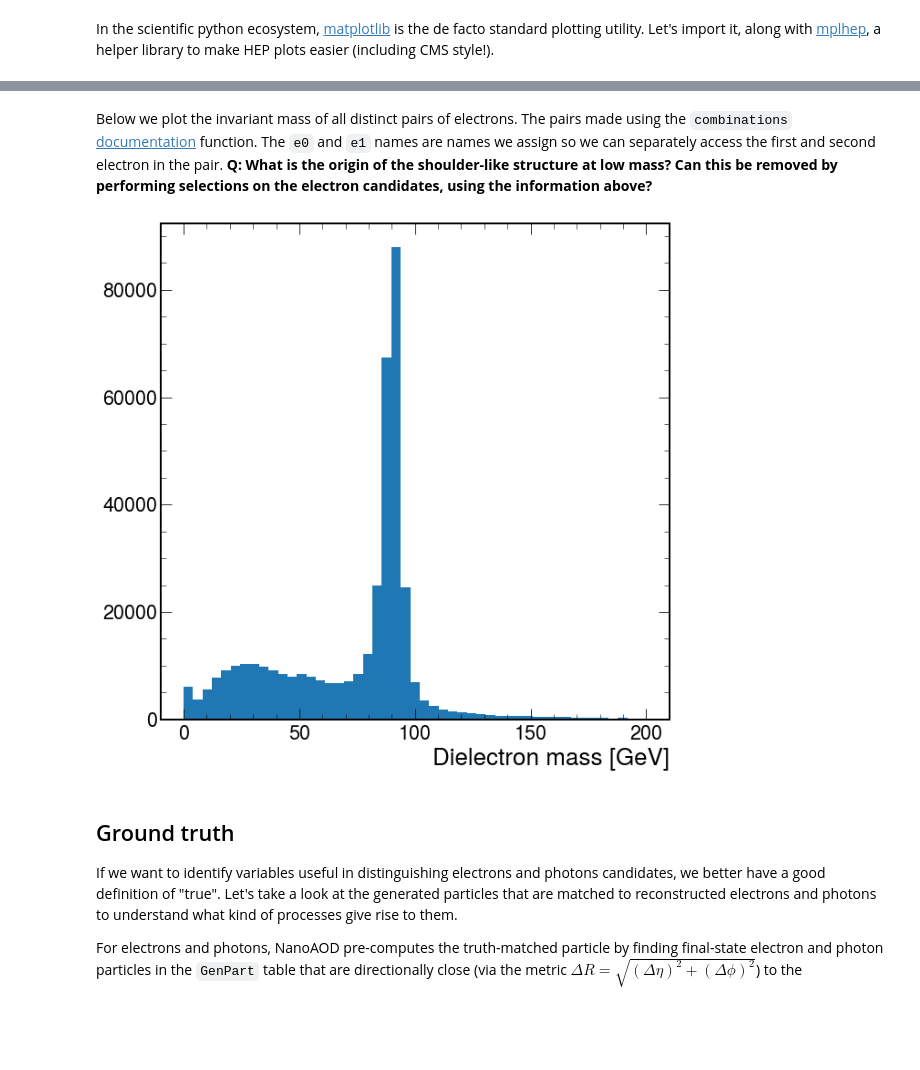
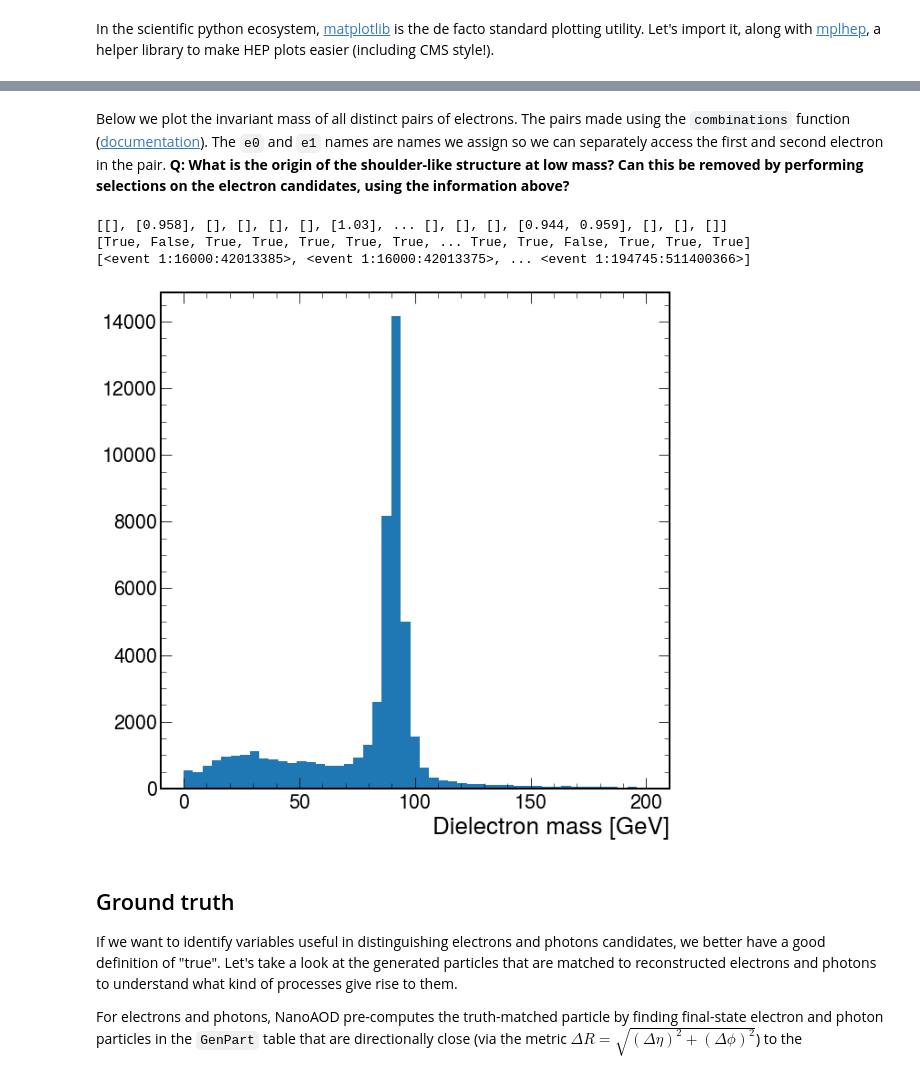
Before and after one commit to FNALLPC/egamma-hats, a Jupyter notebook: exercise-2.ipynb, the cells around one changed output, grey strips where cells are left out. Drawn from its saved outputs; the diff is of its cells as text; code cells hidden in the pictures; blank space fills up the shorter version.

```diff
--- a/exercise-2.ipynb
+++ b/exercise-2.ipynb
@@ -26,10 +26,10 @@ Below, we examine the content of a NanoAOD file using [uproot](https://uproot.re
 # %%
 import uproot
 from glob import glob
-base_directory = '/eos/user/c/cmsdas/2023/short-ex-egamma/datasets/'
-dyfiles = sorted(glob(f'{base_directory}/DYJetsToLL_M-50_TuneCP5_13TeV-amcatnloFXFX-pythia8/*.root'))
-gjetfiles = sorted(glob(f'{base_directory}/GJets_HT-400To600_TuneCP5_13TeV-madgraphMLM-pythia8/*.root'))
-datafiles = sorted(glob(f'{base_directory}/EGamma-Run2018A/*.root'))
+base_directory = '/eos/user/c/cmsdas/2024/short-ex-egm/datasets/'
+dyfiles = sorted(glob(f'{base_directory}DYto2L-2Jets_MLL-50_TuneCP5_13p6TeV-amcatnloFXFX-pythia8/*.root'))
+gjetfiles = sorted(glob(f'{base_directory}GJ-4Jets_HT-400to600_TuneCP5_13p6TeV_madgraphMLM-pythia8/*.root'))
+datafiles = sorted(glob(f'{base_directory}EGamma1_Run2023C/*.root'))
 file = uproot.open(dyfiles[0])
 dict(file)
 # %% [output]
@@ -186,14 +186,21 @@ ax.hist(ak.flatten(dyevents.Electron.pt), bins = np.linspace(0, 200, 50))
 # %% [markdown]
-Below we plot the invariant mass of all distinct pairs of electrons. The pairs made using the `combinations` [documentation](https://awkward-array.org/doc/main/reference/generated/ak.combinations.html) function. The `e0` and `e1` names are names we assign so we can separately access the first and second electron in the pair. **Q: What is the origin of the shoulder-like structure at low mass? Can this be removed by performing selections on the electron candidates, using the information above?**
+Below we plot the invariant mass of all distinct pairs of electrons. The pairs made using the `combinations` function ([documentation](https://awkward-array.org/doc/main/reference/generated/ak.combinations.html)). The `e0` and `e1` names are names we assign so we can separately access the first and second electron in the pair. **Q: What is the origin of the shoulder-like structure at low mass? Can this be removed by performing selections on the electron candidates, using the information above?**
 # %%
 fig, ax = plt.subplots()
 ax.set_xlabel(r'Dielectron mass [GeV]')
-
-ee = ak.combinations(dyevents.Electron, 2, fields = ["e0", "e1"])
+event_cut = ak.all(dyevents.Electron.r9 > 0.96, axis = 1)
+print(dyevents.Electron.r9)
+print(event_cut)
+print(dyevents[event_cut])
+#ee = ak.combinations(dyevents.Electron, 2, fields = ["e0", "e1"])
+ee = ak.combinations(dyevents[event_cut].Electron, 2, fields = ["e0", "e1"])
 mass = (ee.e0 + ee.e1).mass
 ax.hist(ak.flatten(mass), bins = np.linspace(0, 200, 50));
 # %% [output]
+[[], [0.958], [], [], [], [], [1.03], ... [], [], [], [0.944, 0.959], [], [], []]
+[True, False, True, True, True, True, True, ... True, True, False, True, True, True]
+[<event 1:16000:42013385>, <event 1:16000:42013375>, ... <event 1:194745:511400366>]
-[figure, old version]
+[figure, new version]
 # %% [markdown]
 ## Ground truth
 If we want to identify variables useful in distinguishing electrons and photons candidates, we better have a good definition of "true".  Let's take a look at the generated particles that are matched to reconstructed electrons and photons to understand what kind of processes give rise to them.
```
Also changed, not shown: parts of 10 cells of this notebook, 2 other files.
